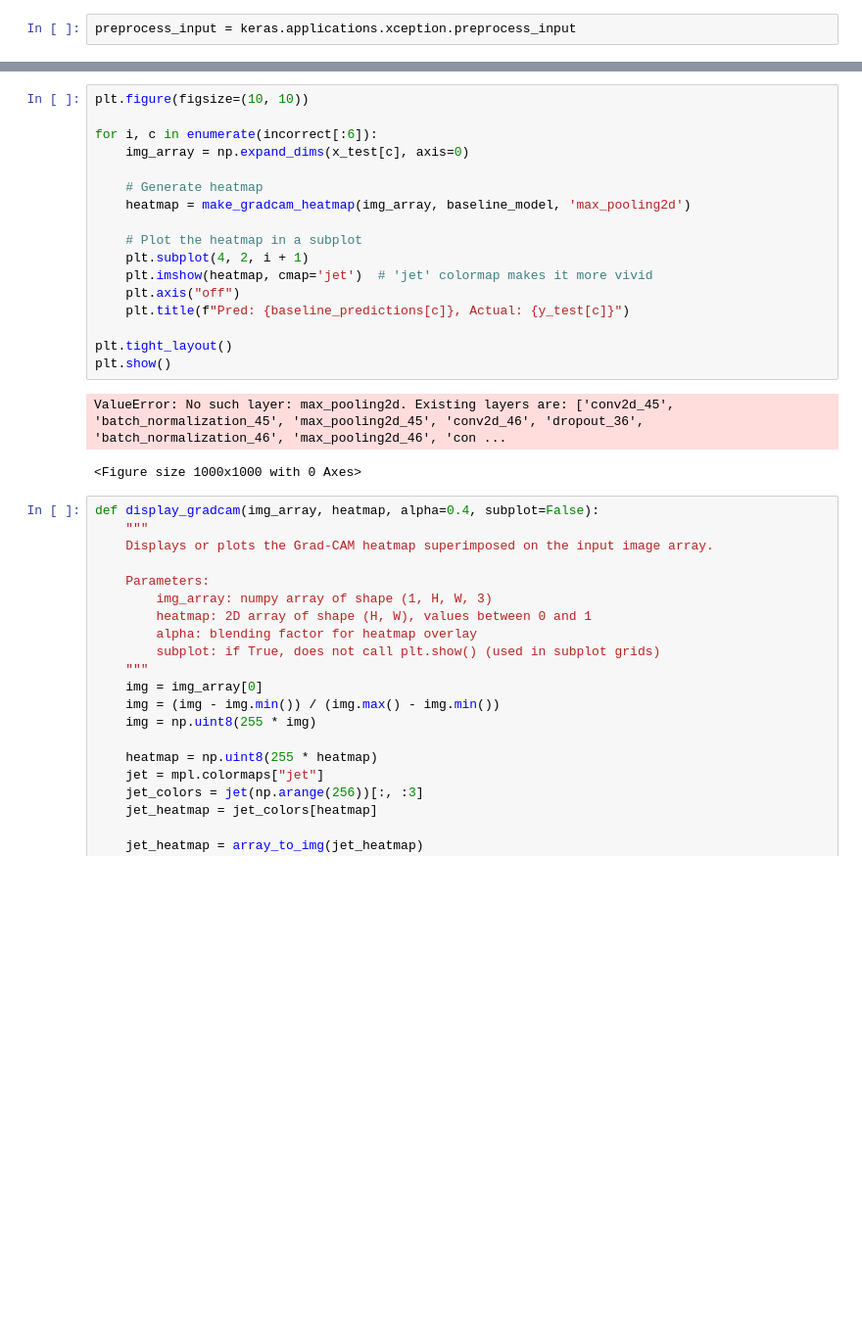
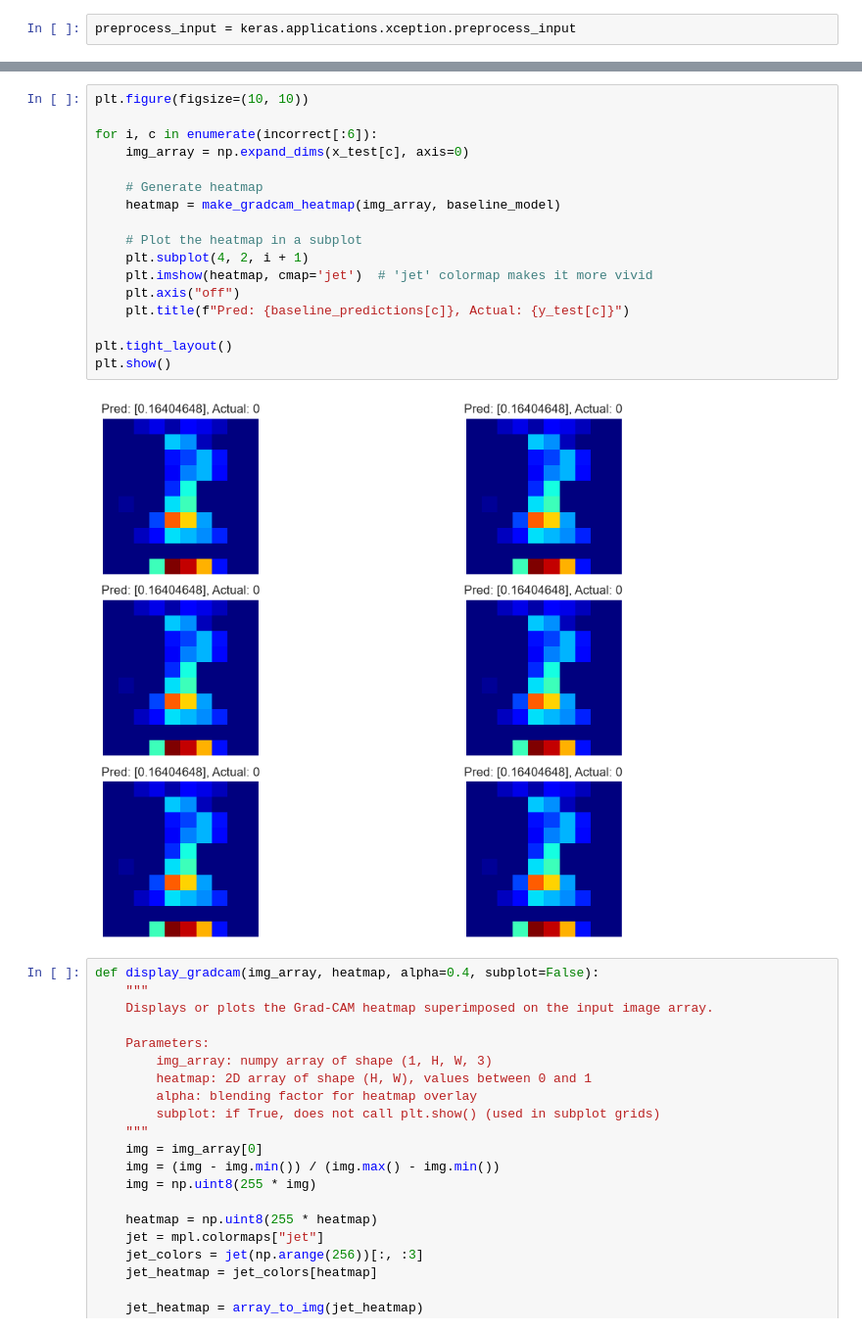
Before and after one commit to DiegoSourbag/DS-A2-Kaggle-Chest-X-Ray, a Jupyter notebook: AS2.ipynb, the cells around one changed output, grey strips where cells are left out. Shown at 98% size. Saved outputs shown, nothing was run; the diff lists cells and outputs as text; blank space fills up the shorter version.

```diff
--- a/AS2.ipynb
+++ b/AS2.ipynb
@@ -525,23 +542,22 @@ def make_gradcam_heatmap(img_array, model, last_conv_layer_name, pred_index=None
 # %%
 plt.figure(figsize=(10, 10))
 
 for i, c in enumerate(incorrect[:6]):
     img_array = np.expand_dims(x_test[c], axis=0)
 
     # Generate heatmap
-    heatmap = make_gradcam_heatmap(img_array, baseline_model, 'max_pooling2d')
+    heatmap = make_gradcam_heatmap(img_array, baseline_model)
 
     # Plot the heatmap in a subplot
     plt.subplot(4, 2, i + 1)
     plt.imshow(heatmap, cmap='jet')  # 'jet' colormap makes it more vivid
     plt.axis("off")
     plt.title(f"Pred: {baseline_predictions[c]}, Actual: {y_test[c]}")
 
 plt.tight_layout()
 plt.show()
 # %% [output]
-ValueError: No such layer: max_pooling2d. Existing layers are: ['conv2d_45', 'batch_normalization_45', 'max_pooling2d_45', 'conv2d_46', 'dropout_36', 'batch_normalization_46', 'max_pooling2d_46', 'con ...
-<Figure size 1000x1000 with 0 Axes>
+[figure, added]
 # %%
 def display_gradcam(img_array, heatmap, alpha=0.4, subplot=False):
     """
```
Also changed, not shown: parts of 14 cells of this notebook.
